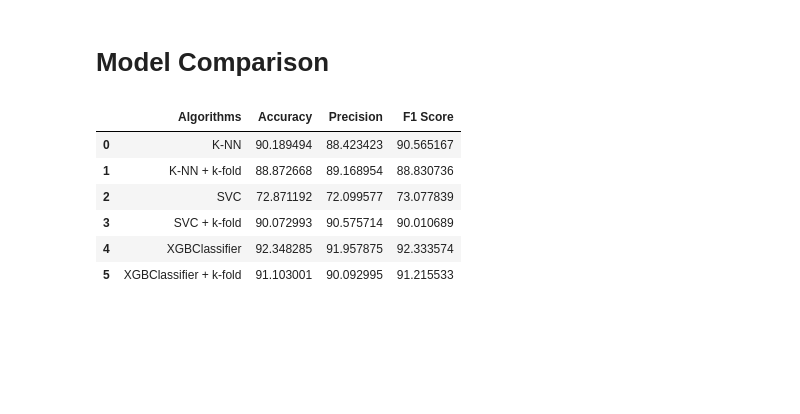
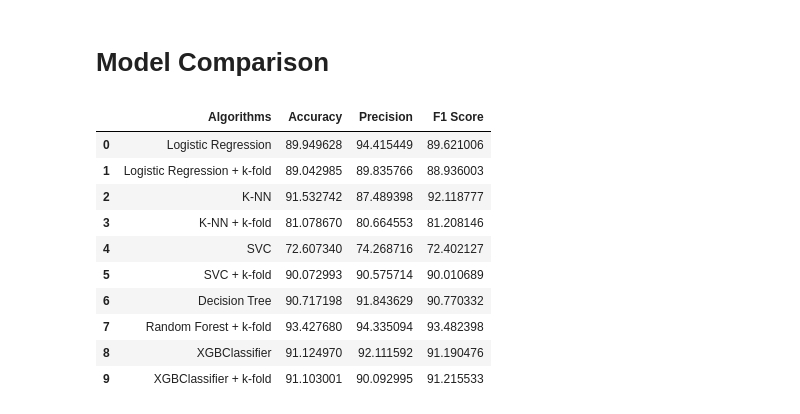
Before and after one commit to RongerYang/Prediction_of_Online_Purchasing_Intention, a Jupyter notebook: INF2190.ipynb, the cells around one changed output. Cells and saved outputs as stored; diff of their text form; code cells hidden in the pictures; blank space fills up the shorter version.

```diff
--- a/INF2190.ipynb
+++ b/INF2190.ipynb
@@ -300,7 +280,7 @@ Text(0, 0.5, 'Error')
 # %%
 # KNN Algorithm
 from sklearn.neighbors import KNeighborsClassifier
-model = KNeighborsClassifier(n_neighbors=4, metric='manhattan')
+model = KNeighborsClassifier(n_neighbors=1, metric='manhattan')
 
 # train KNN model
 model.fit(X_train_res,y_train_res)
@@ -416,0 +478,13 @@ Text(0.5, 257.44, 'Predicted label')
+# %%
+depth = max_depth[roc_auc.index(max(roc_auc))]
+
+dtc = DecisionTreeClassifier(max_depth = 5, random_state = 0)
+dtc.fit(X_train_res, y_train_res)
+y_pred = dtc.predict(X_test_res)
+
+accuracy_dtc = 100 * metrics.accuracy_score(y_test_res, y_pred)
+print("Accuracy for Decision Tree: %.3f" % (accuracy_dtc))
+precision_dtc = 100 * metrics.precision_score(y_test_res, y_pred)
+print("Precision for Decision Tree: %.3f" % (precision_dtc))
+f1score_dtc = 100 * metrics.f1_score(y_test_res, y_pred)
+print("F1-score for Decision Tree: %.3f" % (f1score_dtc))
@@ -439,7 +546,12 @@ rf_test = clf_rf.score(X_test, y_test)
 # %%
-accuracy_rf = 100 * metrics.accuracy_score(y_test, y_pred_rf)
-print("Accuracy for Random Forest: %.3f" % (accuracy_rf))
-precision_rf = 100 * metrics.precision_score(y_test, y_pred_rf)
-print("Precision for Random Forest: %.3f" % (precision_rf))
-f1score_rf = 100 * metrics.f1_score(y_test, y_pred_rf)
-print("F1-score for Random Forest: %.3f" % (f1score_rf))
+# y_pred_rf_kfold = grid_search_rf.best_estimator_.predict(X_test_res)
+rf = RandomForestClassifier(n_estimators=100, min_samples_split=2,min_samples_leaf=1,max_features=2,max_depth=40,bootstrap=True)
+rf.fit(X_train_res, y_train_res)
+y_pred_rf_kfold = rf.predict(X_test_res)
+
+accuracy_rf_kfold = 100 * metrics.accuracy_score(y_test_res, y_pred_rf_kfold)
+print("Accuracy for Random Forest: %.3f" % (accuracy_rf_kfold))
+precision_rf_kfold = 100 * metrics.precision_score(y_test_res, y_pred_rf_kfold)
+print("Precision for Random Forest: %.3f" % (precision_rf_kfold))
+f1score_rf_kfold = 100 * metrics.f1_score(y_test_res, y_pred_rf_kfold)
+print("F1-score for Random Forest: %.3f" % (f1score_rf_kfold))
@@ -448,4 +584,5 @@ print("F1-score for Random Forest: %.3f" % (f1score_rf))
 # %%
+
 from datetime import datetime
 def timer(start_time=None):
     if not start_time:
@@ -471,10 +608,10 @@ xgb = XGBClassifier()
 skf = StratifiedKFold(n_splits=3, shuffle = True, random_state = 0)
 
 search = GridSearchCV(xgb, param_grid=params, scoring='roc_auc',
-                      cv=skf.split(X_train,y_train), verbose=3, refit=True)
+                      cv=skf.split(X_train_res, y_train_res), verbose=3, refit=True)
 
 start_time = timer(None)
-search.fit(X_train, y_train)
+search.fit(X_train_res, y_train_res)
 timer(start_time)
 print("Best parameters:", search.best_params_)
 print("Best score:", search.best_score_)
@@ -566,20 +703,24 @@ Text(0.5, 257.44, 'Predicted label')
 # %% [markdown]
 # Model Comparison
 # %%
-data = {'Algorithms':['K-NN', 'K-NN + k-fold', 'SVC', 'SVC + k-fold', 'XGBClassifier', 'XGBClassifier + k-fold'],
-        'Accuracy':[accuracy_knn, accuracy_knn_kfoldmean, accuracy_svc, accuracy_svc_kfoldmean, accuracy_xgbc, accuracy_xgb_kfoldmean],
-        'Precision':[precision_knn, precision_knn_kfoldmean, precision_svc, precision_svc_kfoldmean, precision_xgbc, precision_xgb_kfoldmean],
-        'F1 Score':[f1score_knn, f1score_knn_kfoldmean, f1score_svc, f1score_svc_kfoldmean, f1score_xgbc, f1score_xgb_kfoldmean]}
+data = {'Algorithms':['Logistic Regression', 'Logistic Regression + k-fold', 'K-NN', 'K-NN + k-fold', 'SVC', 'SVC + k-fold', 'Decision Tree', 'Random Forest + k-fold', 'XGBClassifier', 'XGBClassifier + k-fold'],
+        'Accuracy':[accuracy_lg, accuracy_lg_kfoldmean, accuracy_knn, accuracy_knn_kfoldmean, accuracy_svc, accuracy_svc_kfoldmean, accuracy_dtc, accuracy_rf_kfold, accuracy_xgbc, accuracy_xgb_kfoldmean],
+        'Precision':[precision_lg, precision_lg_kfoldmean, precision_knn, precision_knn_kfoldmean, precision_svc, precision_svc_kfoldmean, precision_dtc, precision_rf_kfold, precision_xgbc, precision_xgb_kfoldmean],
+        'F1 Score':[f1score_lg, f1score_lg_kfoldmean, f1score_knn, f1score_knn_kfoldmean, f1score_svc, f1score_svc_kfoldmean, f1score_dtc, f1score_rf_kfold, f1score_xgbc, f1score_xgb_kfoldmean]}
 
 # Calling DataFrame constructor
 models = pd.DataFrame(data)
 
 models
 # %% [output]
 |  | Algorithms | Accuracy | Precision | F1 Score |
-| 0 | K-NN | 90.189494 | 88.423423 | 90.565167 |
-| 1 | K-NN + k-fold | 88.872668 | 89.168954 | 88.830736 |
-| 2 | SVC | 72.871192 | 72.099577 | 73.077839 |
-| 3 | SVC + k-fold | 90.072993 | 90.575714 | 90.010689 |
-| 4 | XGBClassifier | 92.348285 | 91.957875 | 92.333574 |
-| 5 | XGBClassifier + k-fold | 91.103001 | 90.092995 | 91.215533 |
+| 0 | Logistic Regression | 89.949628 | 94.415449 | 89.621006 |
+| 1 | Logistic Regression + k-fold | 89.042985 | 89.835766 | 88.936003 |
+| 2 | K-NN | 91.532742 | 87.489398 | 92.118777 |
+| 3 | K-NN + k-fold | 81.078670 | 80.664553 | 81.208146 |
+| 4 | SVC | 72.607340 | 74.268716 | 72.402127 |
+| 5 | SVC + k-fold | 90.072993 | 90.575714 | 90.010689 |
+| 6 | Decision Tree | 90.717198 | 91.843629 | 90.770332 |
+| 7 | Random Forest + k-fold | 93.427680 | 94.335094 | 93.482398 |
+| 8 | XGBClassifier | 91.124970 | 92.111592 | 91.190476 |
+| 9 | XGBClassifier + k-fold | 91.103001 | 90.092995 | 91.215533 |
```
Also changed, not shown: parts of 55 cells of this notebook.
